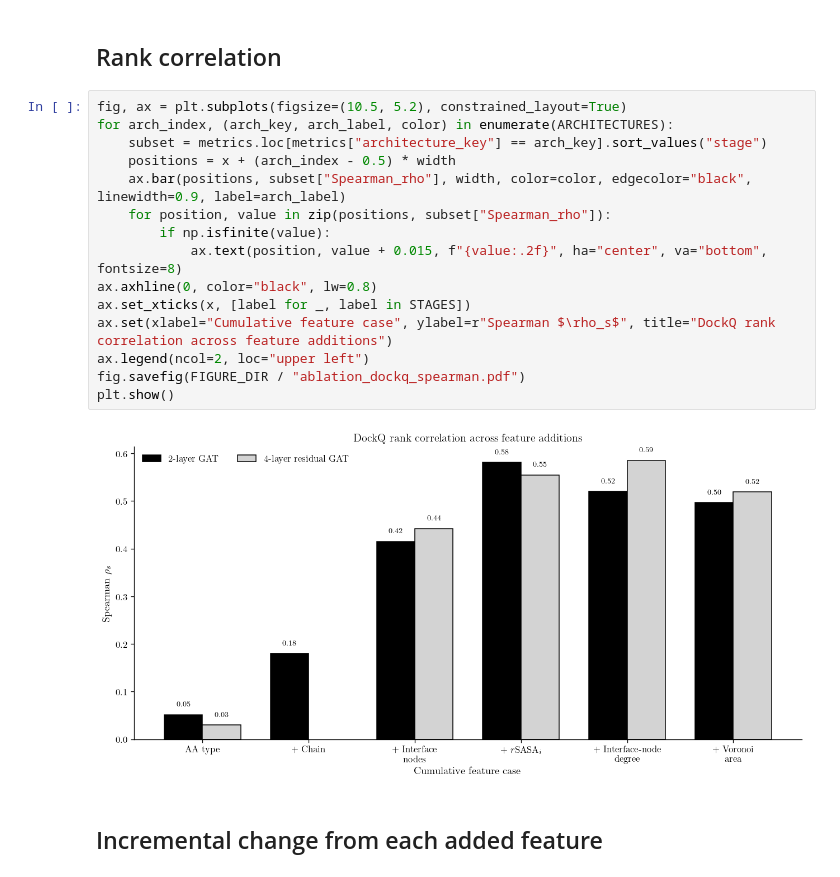
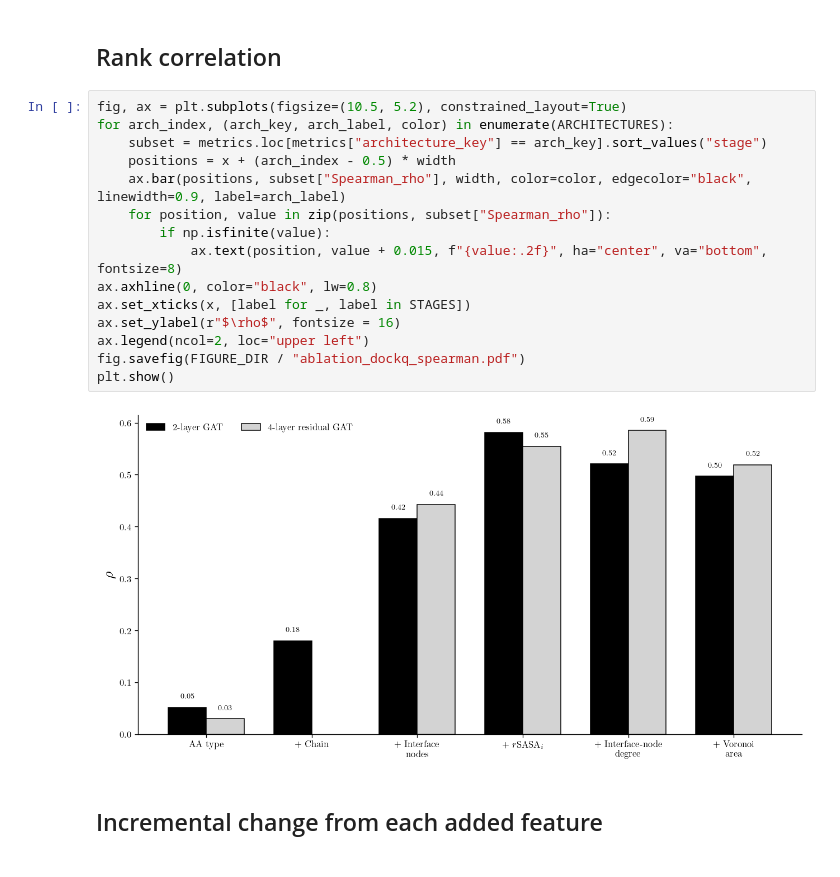
Before and after one commit to jakesumneryale/PPI-graph_autoencoder, a Jupyter notebook: gate_run/analyze_node_feature_ablation.ipynb, the cells around one changed output. Cells and saved outputs as stored; diff of their text form.

```diff
--- a/gate_run/analyze_node_feature_ablation.ipynb
+++ b/gate_run/analyze_node_feature_ablation.ipynb
@@ -184,20 +184,20 @@ plt.show()
 # %%
 fig, ax = plt.subplots(figsize=(10.5, 5.2), constrained_layout=True)
 for arch_index, (arch_key, arch_label, color) in enumerate(ARCHITECTURES):
     subset = metrics.loc[metrics["architecture_key"] == arch_key].sort_values("stage")
     positions = x + (arch_index - 0.5) * width
     ax.bar(positions, subset["Spearman_rho"], width, color=color, edgecolor="black", linewidth=0.9, label=arch_label)
     for position, value in zip(positions, subset["Spearman_rho"]):
         if np.isfinite(value):
             ax.text(position, value + 0.015, f"{value:.2f}", ha="center", va="bottom", fontsize=8)
 ax.axhline(0, color="black", lw=0.8)
 ax.set_xticks(x, [label for _, label in STAGES])
-ax.set(xlabel="Cumulative feature case", ylabel=r"Spearman $\rho_s$", title="DockQ rank correlation across feature additions")
+ax.set_ylabel(r"$\rho$", fontsize = 16)
 ax.legend(ncol=2, loc="upper left")
 fig.savefig(FIGURE_DIR / "ablation_dockq_spearman.pdf")
 plt.show()
 # %% [output]
-[figure, old version]
+[figure, new version]
 # %% [markdown]
 ## Incremental change from each added feature
 # %%
```
Also changed, not shown: parts of 1 cell of this notebook, 6 other files.
